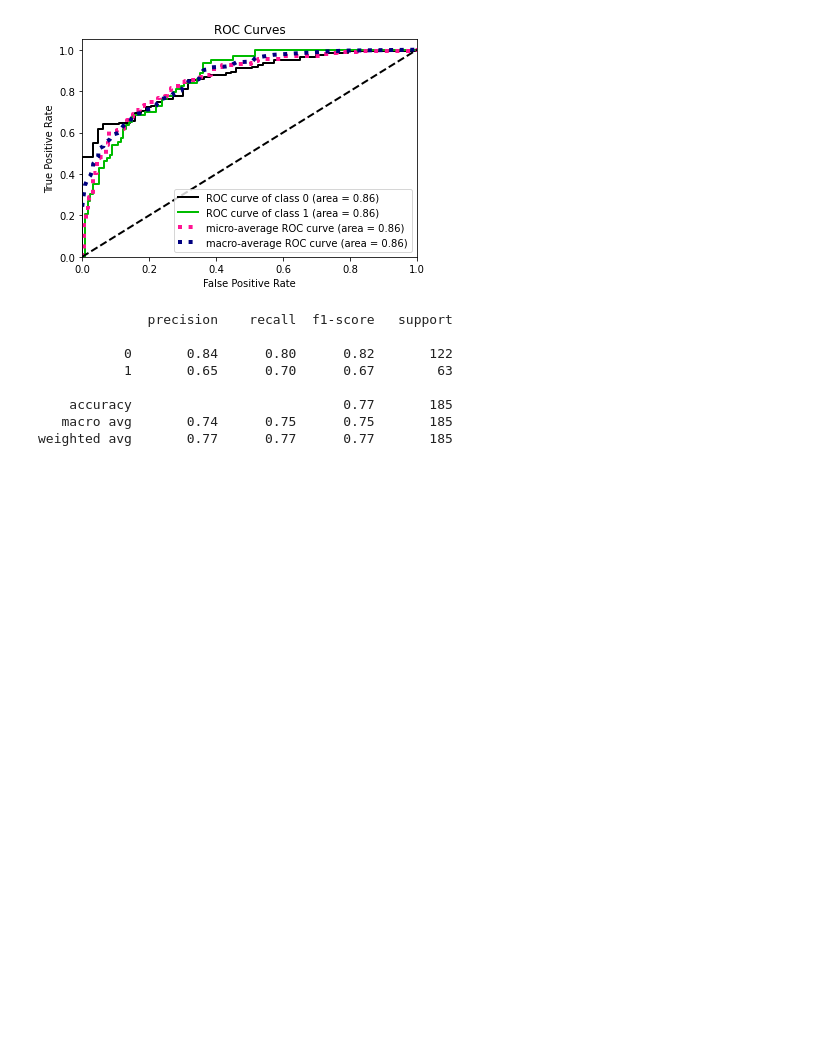
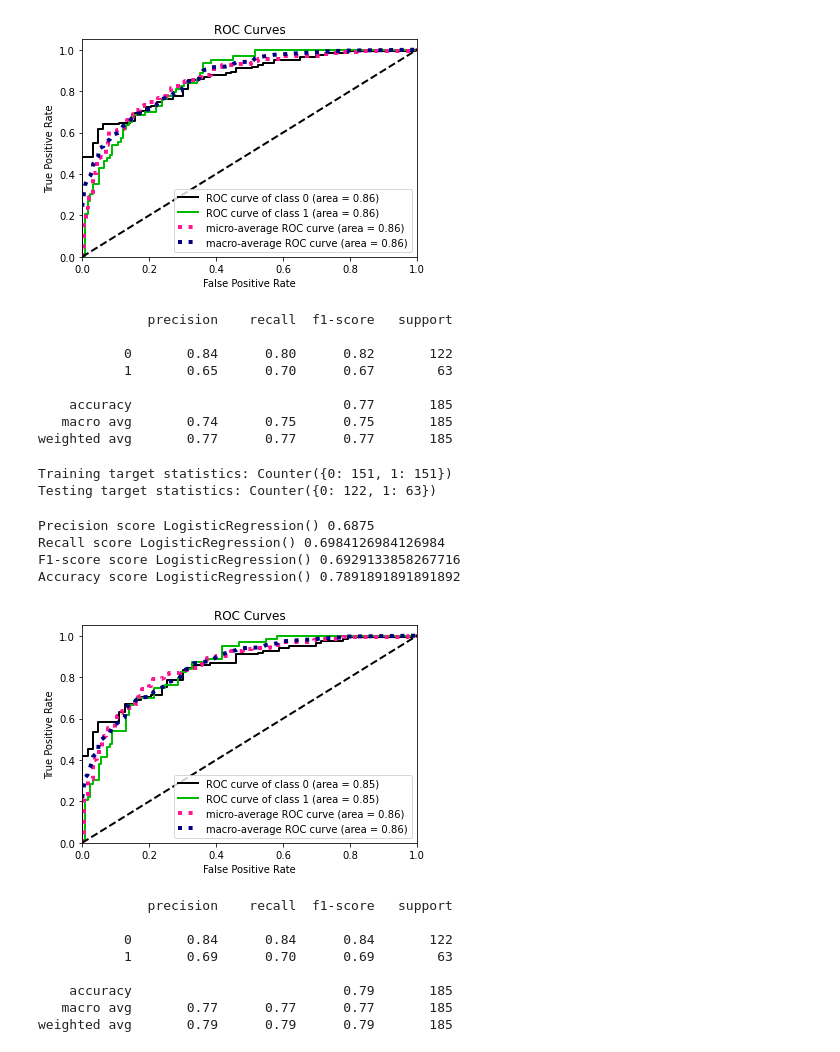
Before and after one commit to andersonmorillo/Diabetes-parcial-2, a Jupyter notebook: Parcial 2 diabetes ML models (1).ipynb, the cells around one changed output. Drawn from its saved outputs; the diff is of its cells as text; code cells hidden in the pictures; blank space fills up the shorter version.

```diff
--- a/Parcial 2 diabetes ML models (1).ipynb
+++ b/Parcial 2 diabetes ML models (1).ipynb
@@ -232 +228,7 @@ No artists with labels found to put in legend.  Note that artists whose label st
+# %%
+target_t = dt_test['diabetes']
+data.drop(columns='diabetes', axis=1, inplace=True)
+
+scale_t = StandardScaler()
+newData_t = pd.DataFrame(scale_t.fit_transform(dt_test), columns=dt_test.columns)
 # %%
@@ -413,4 +384,30 @@ Accuracy score LogisticRegression() 0.7675675675675676
     accuracy                           0.77       185
    macro avg       0.74      0.75      0.75       185
 weighted avg       0.77      0.77      0.77       185
+# %%
+#Undersample the biggest dataset with random under sampler
+from imblearn.under_sampling import RandomUnderSampler
+under_sampler = RandomUnderSampler(random_state=42)
+X_res, y_res = under_sampler.fit_resample(X_train, y_train)
+print(f"Training target statistics: {Counter(y_res)}")
+print(f"Testing target statistics: {Counter(y_test)}")
+# %% [output]
+Training target statistics: Counter({0: 151, 1: 151})
+Testing target statistics: Counter({0: 122, 1: 63})
+# %%
+roc_auc_rus,fpr_rus,tpr_rus , _ = build_and_test(X_res, X_test, y_res, y_test)
+# %% [output]
+Precision score LogisticRegression() 0.6875
+Recall score LogisticRegression() 0.6984126984126984
+F1-score score LogisticRegression() 0.6929133858267716
+Accuracy score LogisticRegression() 0.7891891891891892
+[figure, added]
+              precision    recall  f1-score   support
+
+           0       0.84      0.84      0.84       122
+           1       0.69      0.70      0.69        63
+
+    accuracy                           0.79       185
+   macro avg       0.77      0.77      0.77       185
+weighted avg       0.79      0.79      0.79       185
 # %% [markdown]
```
Also changed, not shown: parts of 29 cells of this notebook.
